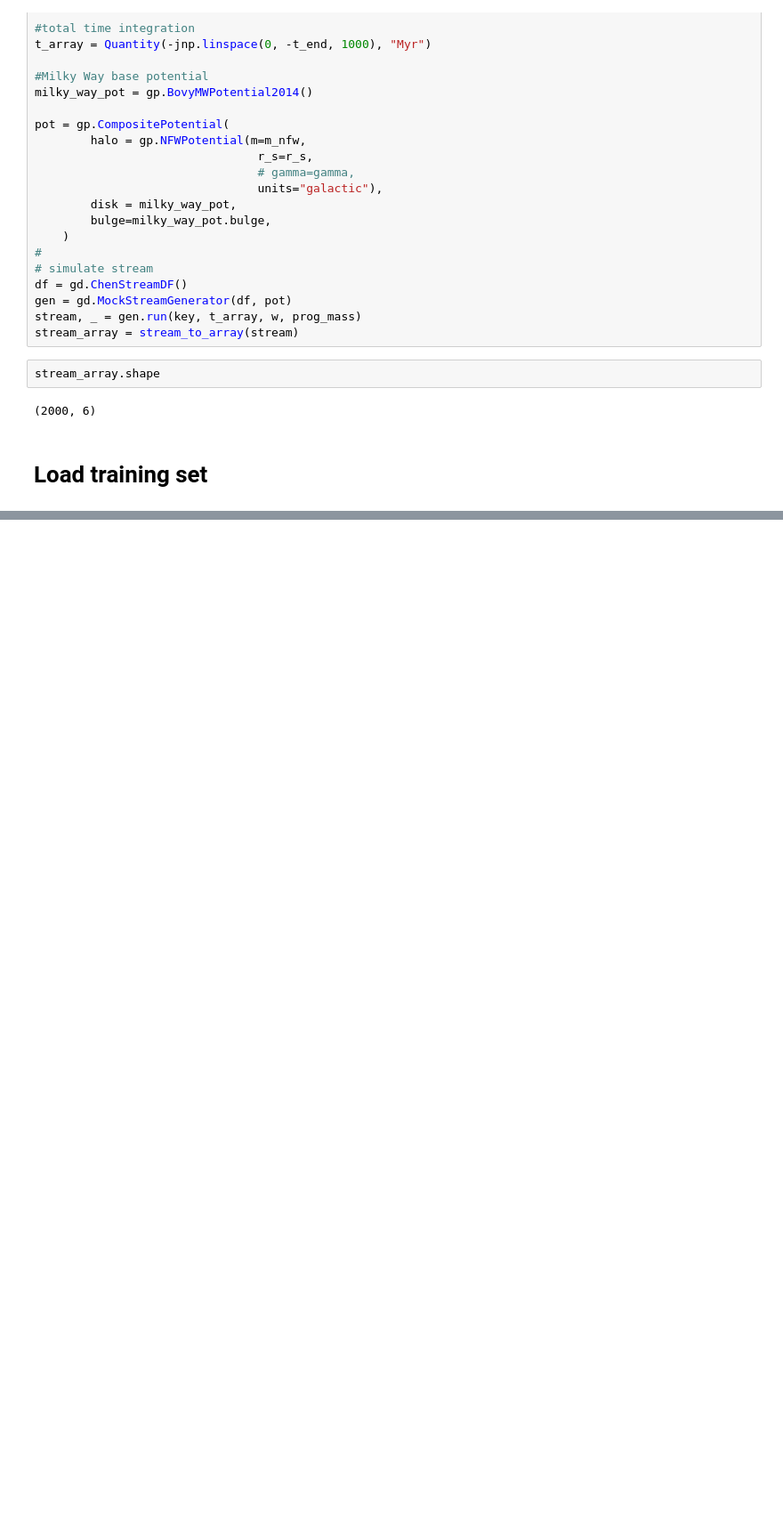
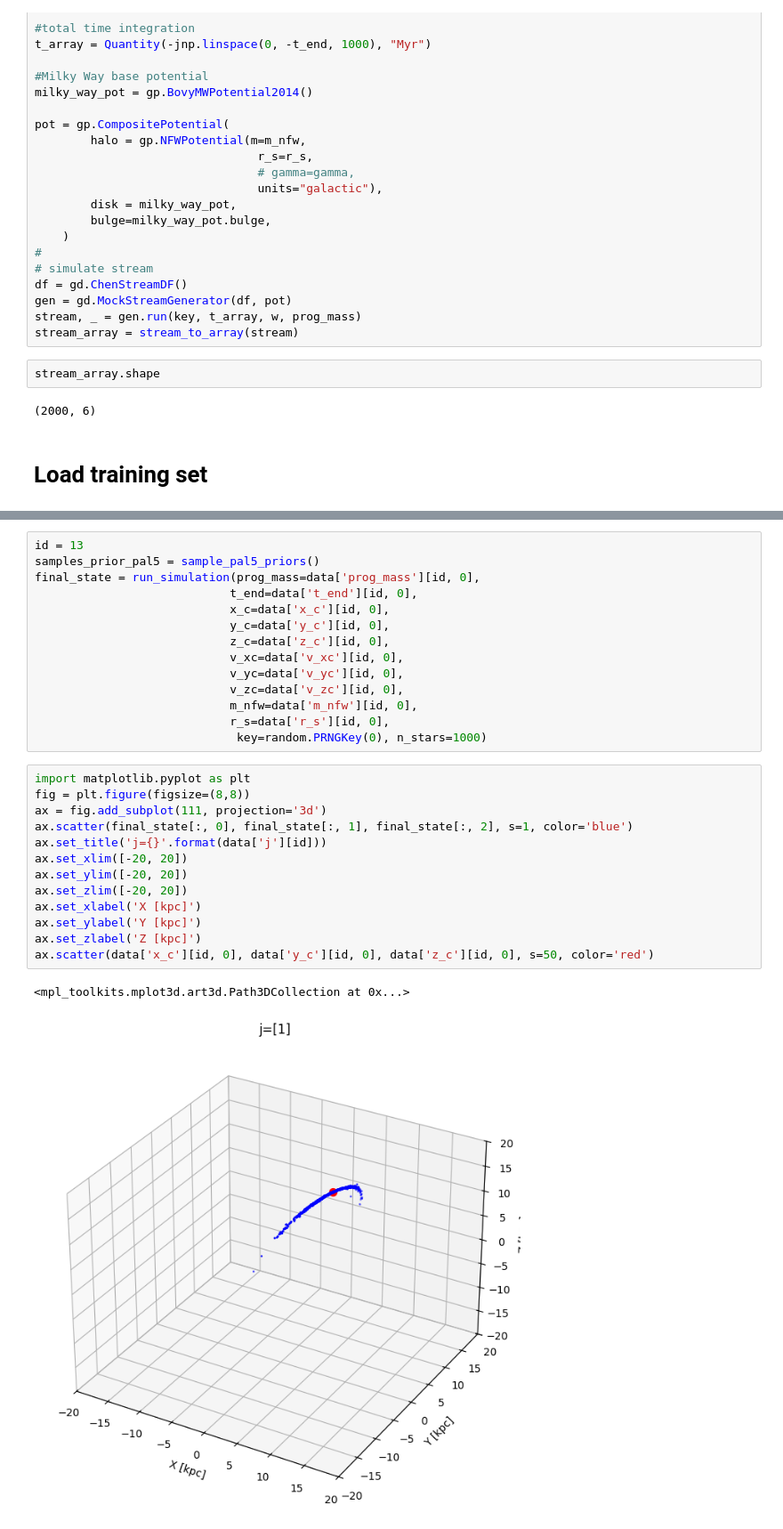
Before and after one commit to vepe99/diffusion-experiments, a Jupyter notebook: case_study5/test_galax.ipynb, the cells around one changed output, grey strips where cells are left out. Shown at 89% size. Saved outputs shown, nothing was run; the diff lists cells and outputs as text; blank space fills up the shorter version.

```diff
--- a/case_study5/test_galax.ipynb
+++ b/case_study5/test_galax.ipynb
@@ -99,0 +254,30 @@ for id in range(9):
+# %%
+id = 13
+samples_prior_pal5 = sample_pal5_priors()
+final_state = run_simulation(prog_mass=data['prog_mass'][id, 0],
+                            t_end=data['t_end'][id, 0],
+                            x_c=data['x_c'][id, 0],
+                            y_c=data['y_c'][id, 0],
+                            z_c=data['z_c'][id, 0],
+                            v_xc=data['v_xc'][id, 0],
+                            v_yc=data['v_yc'][id, 0],
+                            v_zc=data['v_zc'][id, 0],
+                            m_nfw=data['m_nfw'][id, 0],
+                            r_s=data['r_s'][id, 0],
+                             key=random.PRNGKey(0), n_stars=1000)
+# %%
+import matplotlib.pyplot as plt
+fig = plt.figure(figsize=(8,8))
+ax = fig.add_subplot(111, projection='3d')
+ax.scatter(final_state[:, 0], final_state[:, 1], final_state[:, 2], s=1, color='blue')
+ax.set_title('j={}'.format(data['j'][id]))
+ax.set_xlim([-20, 20])
+ax.set_ylim([-20, 20])
+ax.set_zlim([-20, 20])
+ax.set_xlabel('X [kpc]')
+ax.set_ylabel('Y [kpc]')
+ax.set_zlabel('Z [kpc]')
+ax.scatter(data['x_c'][id, 0], data['y_c'][id, 0], data['z_c'][id, 0], s=50, color='red')
+# %% [output]
+<mpl_toolkits.mplot3d.art3d.Path3DCollection at 0x...>
+[figure, added]
```
Also changed, not shown: parts of 9 cells of this notebook, 5 other files.
